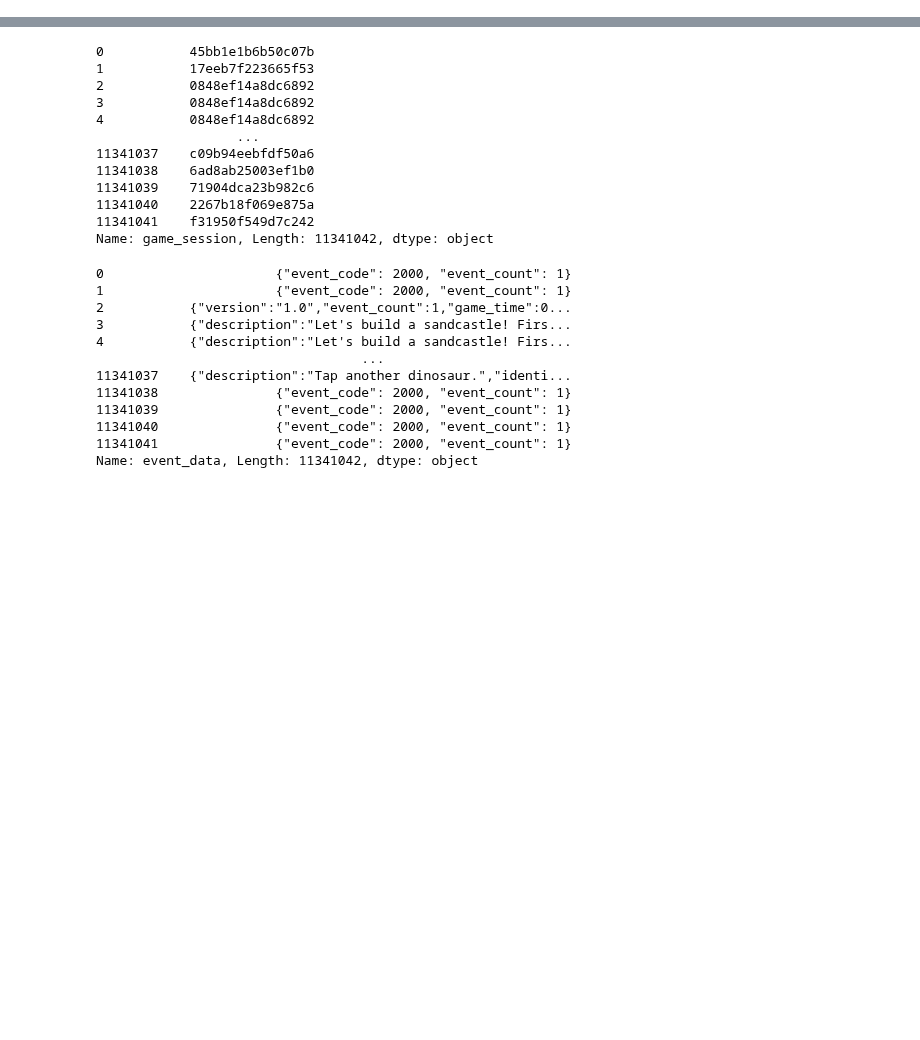
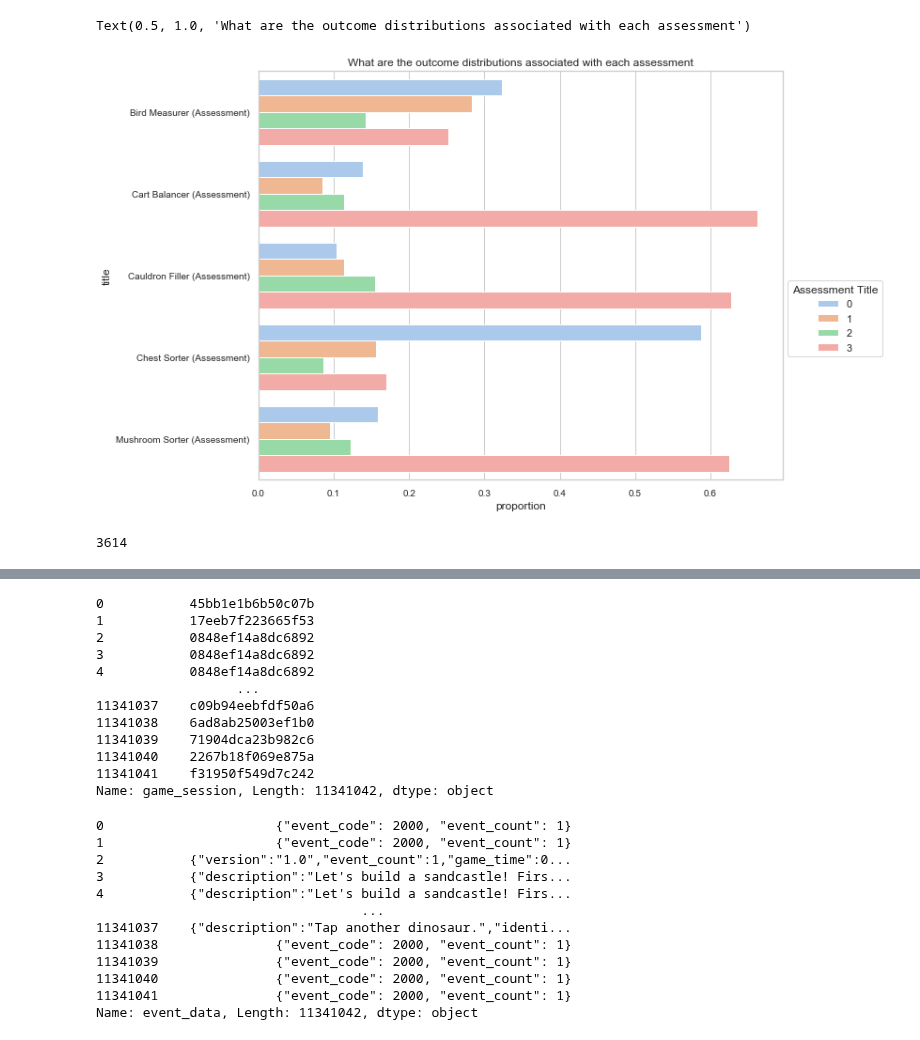
Before and after one commit to cats-in-the-hat/PBS-KIDS2, a Jupyter notebook: JQ.ipynb, the cells around one changed output, grey strips where cells are left out. Drawn from its saved outputs; the diff is of its cells as text; code cells hidden in the pictures; blank space fills up the shorter version.

```diff
--- a/JQ.ipynb
+++ b/JQ.ipynb
@@ -3,0 +108,17 @@ import numpy as np
+# %%
+plt.figure(figsize=(10,8))
+x, y, hue = "title", "proportion", "accuracy_group"
+
+prop_df = (train_label
+           .groupby(x)[hue]
+           .value_counts(normalize=True)
+           .rename(y)
+           .reset_index())
+
+(sns.barplot(x=y, y=x, hue=hue, data=prop_df, palette="pastel"))
+#plt.axhline(y=.5, linestyle = '--', color = 'dimgray')
+plt.legend(title='Assessment Title', loc='upper left', bbox_to_anchor=(1, 0.5))
+plt.title("What are the outcome distributions associated with each assessment")
+# %% [output]
+Text(0.5, 1.0, 'What are the outcome distributions associated with each assessment')
+[figure, added]
@@ -3,0 +139,4 @@ import numpy as np
+# %%
+train_label.installation_id.nunique()
+# %% [output]
+3614
```
Also changed, not shown: parts of 64 cells of this notebook.
